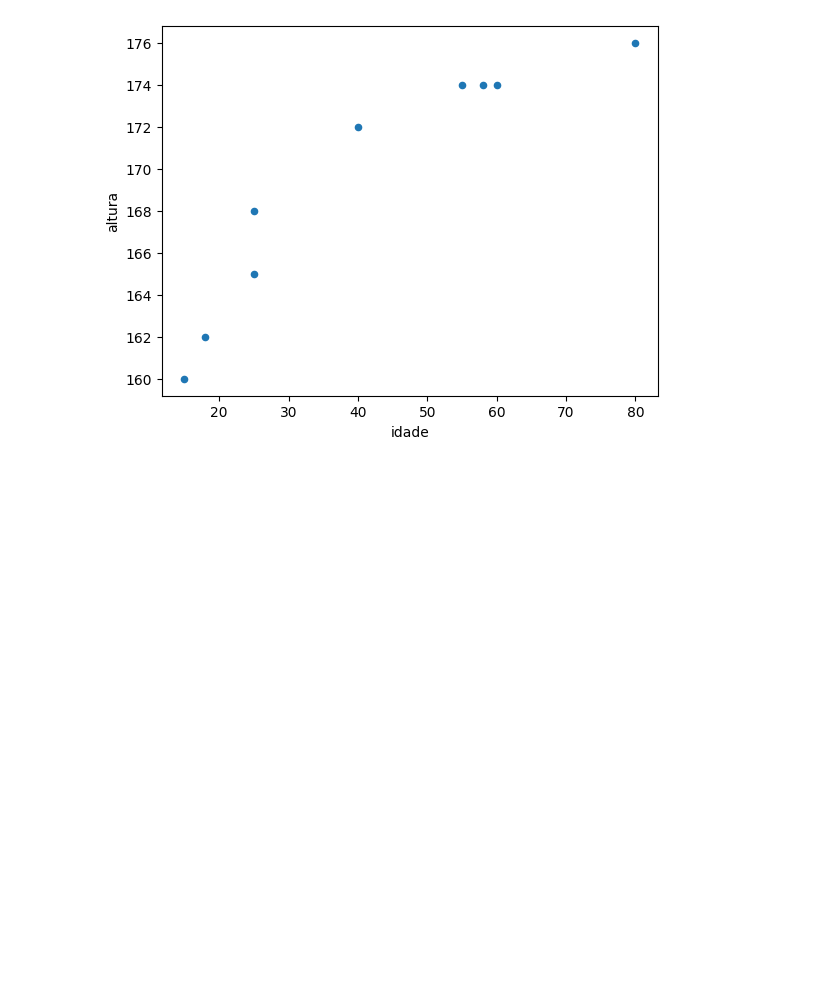
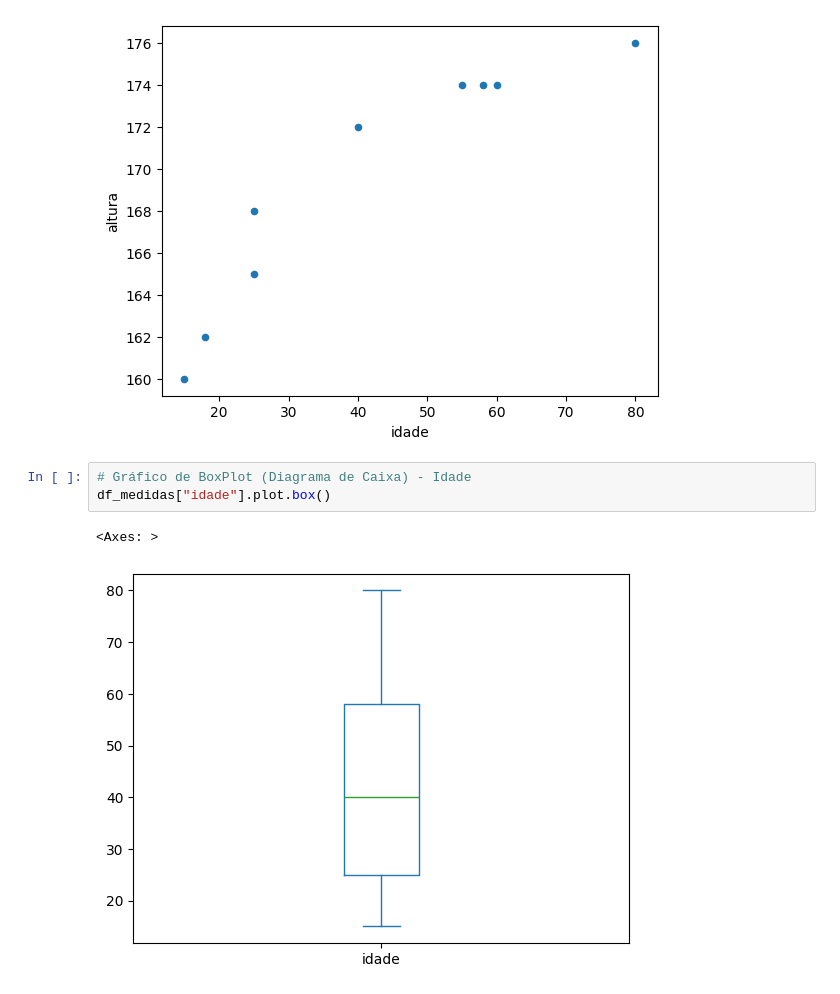
Before and after one commit to DevPedroHB/estatistica-devs, a Jupyter notebook: estatistica-devs.ipynb, the cells around one changed output. Saved outputs shown, nothing was run; the diff lists cells and outputs as text; blank space fills up the shorter version.

Commit message:
📦 feat: Gráfico Boxplot

```diff
--- a/estatistica-devs.ipynb
+++ b/estatistica-devs.ipynb
@@ -186,3 +186,9 @@ df_medidas.plot.scatter(x = "idade", y = "altura")
 # %% [output]
 <Axes: xlabel='idade', ylabel='altura'>
 [figure]
+# %%
+# Gráfico de BoxPlot (Diagrama de Caixa) - Idade
+df_medidas["idade"].plot.box()
+# %% [output]
+<Axes: >
+[figure, added]
```
Also changed, not shown: parts of 1 cell of this notebook.
